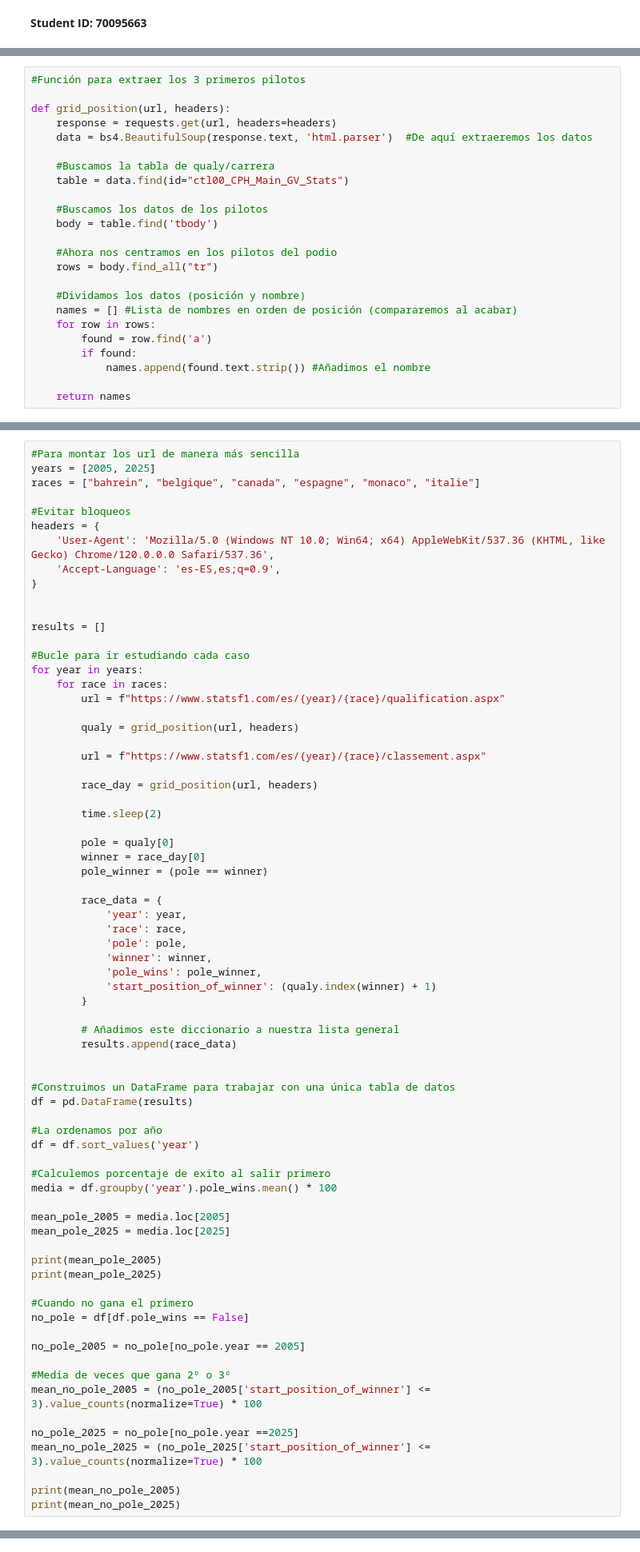
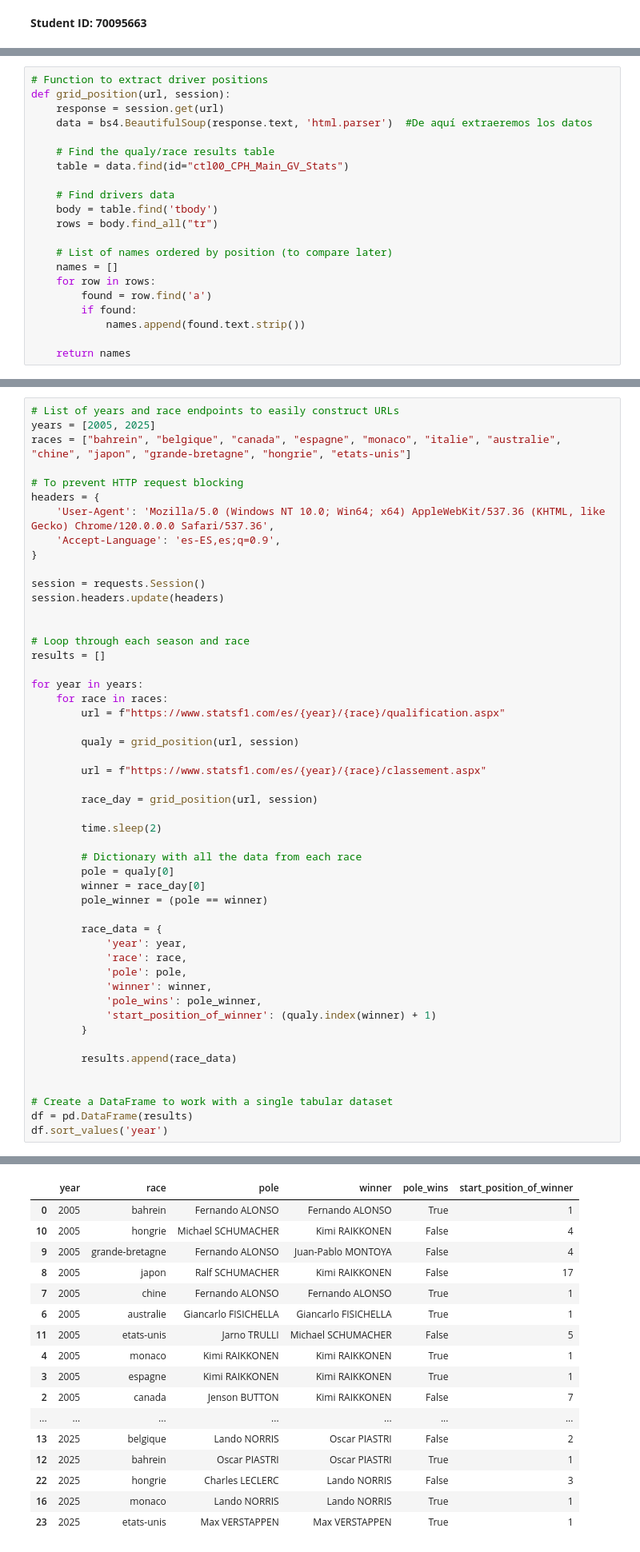
Before and after one commit to aalicarvajal/F1-data-analysis, a Jupyter notebook: F1_Grid_Analysis.ipynb, the cells around one changed output, grey strips where cells are left out. Shown at 80% size. Drawn from its saved outputs; the diff is of its cells as text.

```diff
--- a/F1_Grid_Analysis.ipynb
+++ b/F1_Grid_Analysis.ipynb
@@ -17,24 +39,21 @@ import time
 # %%
-#Función para extraer los 3 primeros pilotos
-
-def grid_position(url, headers):
-    response = requests.get(url, headers=headers)
+# Function to extract driver positions
+def grid_position(url, session):
+    response = session.get(url)
     data = bs4.BeautifulSoup(response.text, 'html.parser')  #De aquí extraeremos los datos
 
-    #Buscamos la tabla de qualy/carrera
+    # Find the qualy/race results table
     table = data.find(id="ctl00_CPH_Main_GV_Stats")
 
-    #Buscamos los datos de los pilotos
+    # Find drivers data
     body = table.find('tbody')
-
-    #Ahora nos centramos en los pilotos del podio
     rows = body.find_all("tr")
 
-    #Dividamos los datos (posición y nombre)
-    names = [] #Lista de nombres en orden de posición (compararemos al acabar)
+    # List of names ordered by position (to compare later)
+    names = []
     for row in rows:
         found = row.find('a')
         if found:
-            names.append(found.text.strip()) #Añadimos el nombre
+            names.append(found.text.strip())
 
     return names
@@ -41,30 +65,34 @@ def grid_position(url, headers):
 # %%
-#Para montar los url de manera más sencilla
+# List of years and race endpoints to easily construct URLs
 years = [2005, 2025]
-races = ["bahrein", "belgique", "canada", "espagne", "monaco", "italie"]
+races = ["bahrein", "belgique", "canada", "espagne", "monaco", "italie", "australie", "chine", "japon", "grande-bretagne", "hongrie", "etats-unis"]
 
-#Evitar bloqueos
+# To prevent HTTP request blocking
 headers = {
     'User-Agent': 'Mozilla/5.0 (Windows NT 10.0; Win64; x64) AppleWebKit/537.36 (KHTML, like Gecko) Chrome/120.0.0.0 Safari/537.36',
     'Accept-Language': 'es-ES,es;q=0.9',
 }
 
+session = requests.Session()
+session.headers.update(headers)
 
+
+# Loop through each season and race
 results = []
 
-#Bucle para ir estudiando cada caso
 for year in years:
     for race in races:
         url = f"https://www.statsf1.com/es/{year}/{race}/qualification.aspx"
 
-        qualy = grid_position(url, headers)
+        qualy = grid_position(url, session)
 
         url = f"https://www.statsf1.com/es/{year}/{race}/classement.aspx"
 
-        race_day = grid_position(url, headers)
+        race_day = grid_position(url, session)
 
         time.sleep(2)
 
+        # Dictionary with all the data from each race
         pole = qualy[0]
         winner = race_day[0]
         pole_winner = (pole == winner)
@@ -78,36 +106,10 @@ for year in years:
             'start_position_of_winner': (qualy.index(winner) + 1)
         }
 
-        # Añadimos este diccionario a nuestra lista general
         results.append(race_data)
 
 
-#Construimos un DataFrame para trabajar con una única tabla de datos
+# Create a DataFrame to work with a single tabular dataset
 df = pd.DataFrame(results)
-
-#La ordenamos por año
-df = df.sort_values('year')
-
-#Calculemos porcentaje de exito al salir primero
-media = df.groupby('year').pole_wins.mean() * 100
-
-mean_pole_2005 = media.loc[2005]
-mean_pole_2025 = media.loc[2025]
-
-print(mean_pole_2005)
-print(mean_pole_2025)
-
-#Cuando no gana el primero
-no_pole = df[df.pole_wins == False]
-
-no_pole_2005 = no_pole[no_pole.year == 2005]
-
-#Media de veces que gana 2º o 3º
-mean_no_pole_2005 = (no_pole_2005['start_position_of_winner'] <= 3).value_counts(normalize=True) * 100
-
-no_pole_2025 = no_pole[no_pole.year ==2025]
-mean_no_pole_2025 = (no_pole_2025['start_position_of_winner'] <= 3).value_counts(normalize=True) * 100
-
-print(mean_no_pole_2005)
-print(mean_no_pole_2025)
+df.sort_values('year')
 # %% [output]
@@ -122,0 +116,17 @@ Name: proportion, dtype: float64
+|  | year | race | pole | winner | pole_wins | start_position_of_winner |
+| 0 | 2005 | bahrein | Fernando ALONSO | Fernando ALONSO | True | 1 |
+| 10 | 2005 | hongrie | Michael SCHUMACHER | Kimi RAIKKONEN | False | 4 |
+| 9 | 2005 | grande-bretagne | Fernando ALONSO | Juan-Pablo MONTOYA | False | 4 |
+| 8 | 2005 | japon | Ralf SCHUMACHER | Kimi RAIKKONEN | False | 17 |
+| 7 | 2005 | chine | Fernando ALONSO | Fernando ALONSO | True | 1 |
+| 6 | 2005 | australie | Giancarlo FISICHELLA | Giancarlo FISICHELLA | True | 1 |
+| 11 | 2005 | etats-unis | Jarno TRULLI | Michael SCHUMACHER | False | 5 |
+| 4 | 2005 | monaco | Kimi RAIKKONEN | Kimi RAIKKONEN | True | 1 |
+| 3 | 2005 | espagne | Kimi RAIKKONEN | Kimi RAIKKONEN | True | 1 |
+| 2 | 2005 | canada | Jenson BUTTON | Kimi RAIKKONEN | False | 7 |
+| ... | ... | ... | ... | ... | ... | ... |
+| 13 | 2025 | belgique | Lando NORRIS | Oscar PIASTRI | False | 2 |
+| 12 | 2025 | bahrein | Oscar PIASTRI | Oscar PIASTRI | True | 1 |
+| 22 | 2025 | hongrie | Charles LECLERC | Lando NORRIS | False | 3 |
+| 16 | 2025 | monaco | Lando NORRIS | Lando NORRIS | True | 1 |
+| 23 | 2025 | etats-unis | Max VERSTAPPEN | Max VERSTAPPEN | True | 1 |
```
Also changed, not shown: parts of 12 cells of this notebook, 1 other file.
